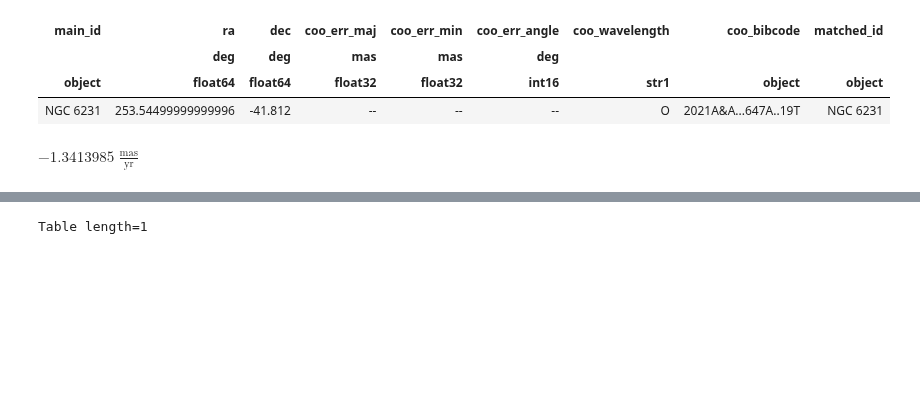
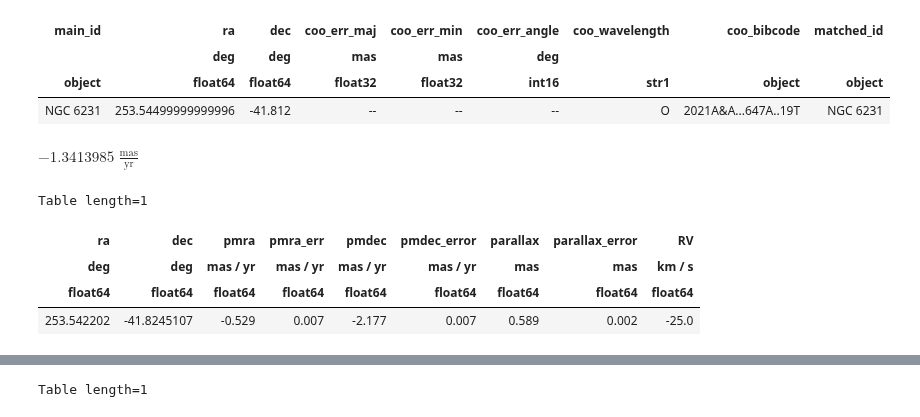
Before and after one commit to MantisShrimp2/Thesis-HMXB, a Jupyter notebook: Code/HMXB_TraceBack.ipynb, the cells around one changed output, grey strips where cells are left out. Drawn from its saved outputs; the diff is of its cells as text; code cells hidden in the pictures; blank space fills up the shorter version.

```diff
--- a/Code/HMXB_TraceBack.ipynb
+++ b/Code/HMXB_TraceBack.ipynb
@@ -257,2 +283,10 @@ $-1.3413985 \; \mathrm{\frac{mas}{yr}}$
+# %%
+ngc6231_icrs
+# %% [output]
+Table length=1
+| ra | dec | pmra | pmra_err | pmdec | pmdec_error | parallax | parallax_error | RV |
+| deg | deg | mas / yr | mas / yr | mas / yr | mas / yr | mas | mas | km / s |
+| float64 | float64 | float64 | float64 | float64 | float64 | float64 | float64 | float64 |
+| 253.542202 | -41.8245107 | -0.529 | 0.007 | -2.177 | 0.007 | 0.589 | 0.002 | -25.0 |
 # %%
 #plx, l,b,pm_l,pm_b, vrad banyard 2022
```
Also changed, not shown: parts of 37 cells of this notebook.
